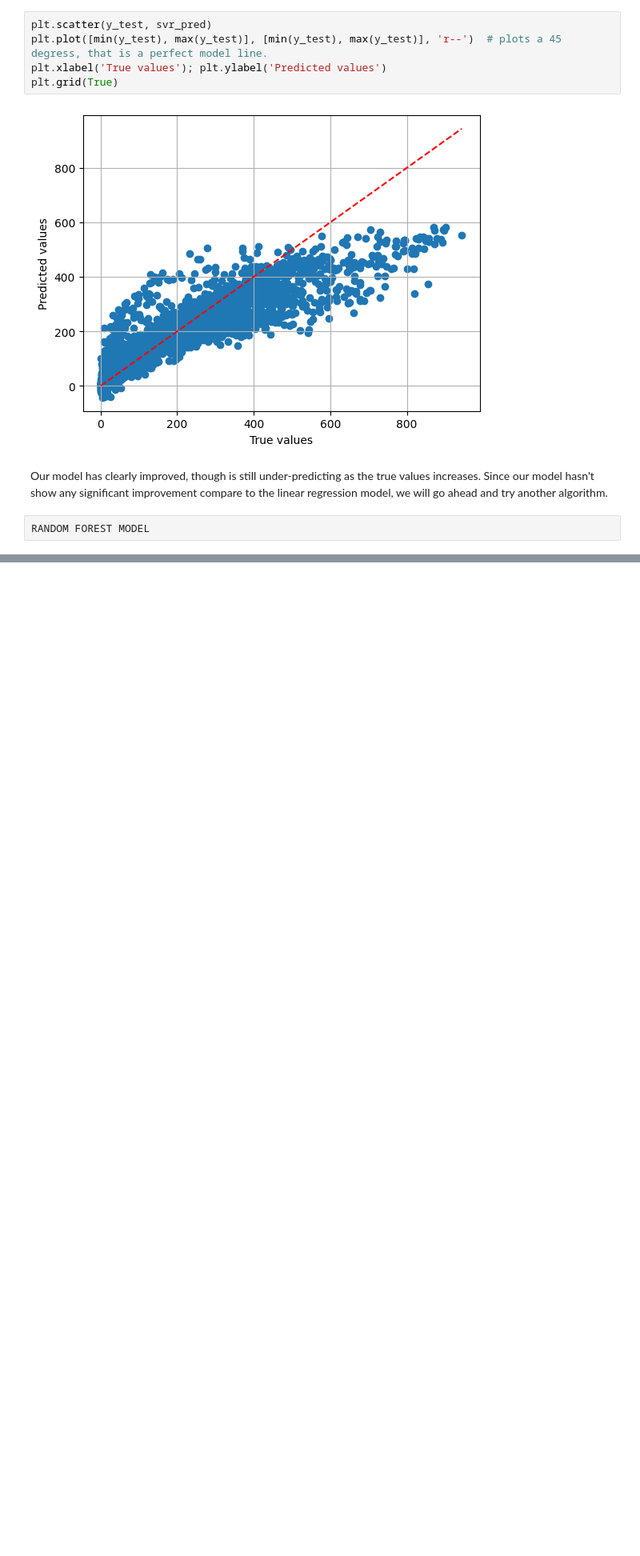
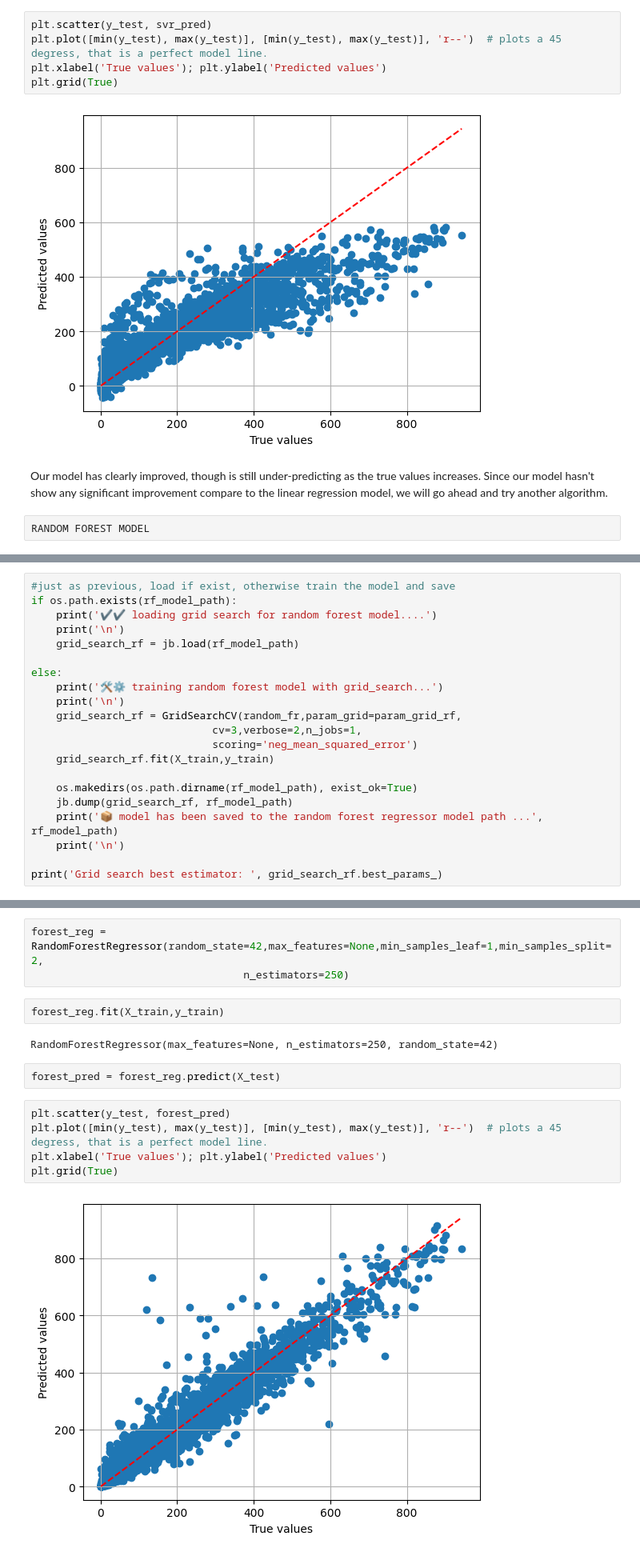
Before and after one commit to Mainasaid/Bike-demand-prediction, a Jupyter notebook: project.ipynb, the cells around one changed output, grey strips where cells are left out. Shown at 80% size. Drawn from its saved outputs; the diff is of its cells as text; blank space fills up the shorter version.

```diff
--- a/project.ipynb
+++ b/project.ipynb
@@ -912,0 +964,21 @@ RANDOM FOREST MODEL
+# %%
+#just as previous, load if exist, otherwise train the model and save
+if os.path.exists(rf_model_path):
+    print('✔✔ loading grid search for random forest model....')
+    print('\n')
+    grid_search_rf = jb.load(rf_model_path)
+
+else:
+    print('🛠⚙ training random forest model with grid_search...')
+    print('\n')
+    grid_search_rf = GridSearchCV(random_fr,param_grid=param_grid_rf,
+                             cv=3,verbose=2,n_jobs=1,
+                             scoring='neg_mean_squared_error')
+    grid_search_rf.fit(X_train,y_train)
+
+    os.makedirs(os.path.dirname(rf_model_path), exist_ok=True)
+    jb.dump(grid_search_rf, rf_model_path)
+    print('📦 model has been saved to the random forest regressor model path ...', rf_model_path)
+    print('\n')
+
+print('Grid search best estimator: ', grid_search_rf.best_params_)
@@ -912,0 +990,16 @@ RANDOM FOREST MODEL
+# %%
+forest_reg = RandomForestRegressor(random_state=42,max_features=None,min_samples_leaf=1,min_samples_split=2,
+                                  n_estimators=250)
+# %%
+forest_reg.fit(X_train,y_train)
+# %% [output]
+RandomForestRegressor(max_features=None, n_estimators=250, random_state=42)
+# %%
+forest_pred = forest_reg.predict(X_test)
+# %%
+plt.scatter(y_test, forest_pred)
+plt.plot([min(y_test), max(y_test)], [min(y_test), max(y_test)], 'r--')  # plots a 45 degress, that is a perfect model line.
+plt.xlabel('True values'); plt.ylabel('Predicted values')
+plt.grid(True)
+# %% [output]
+[figure, added]
```
Also changed, not shown: parts of 20 cells of this notebook.
